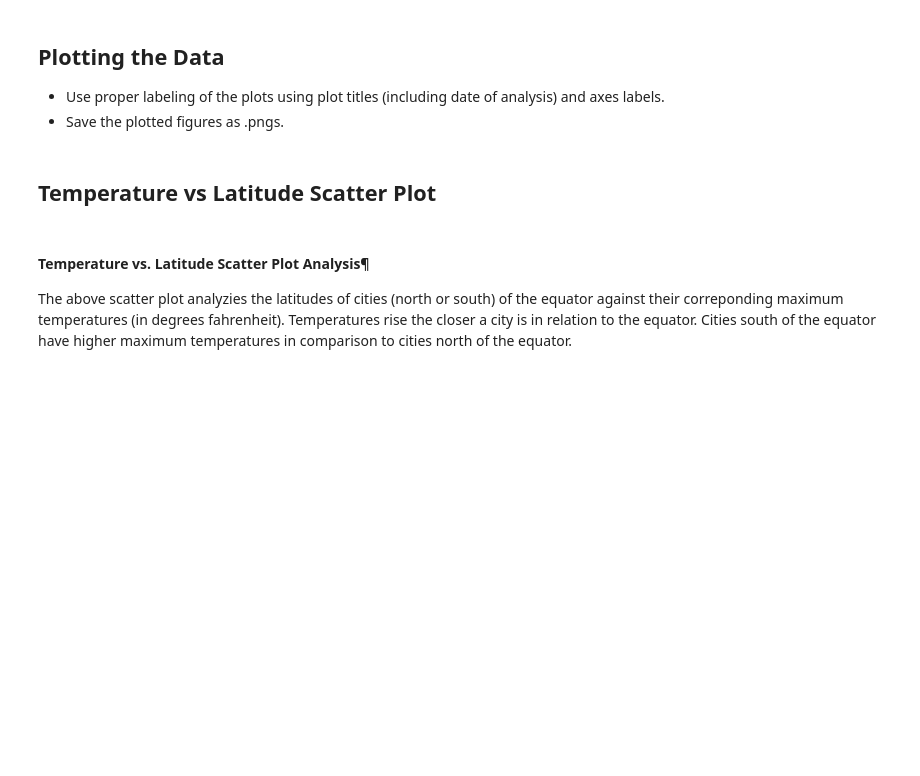
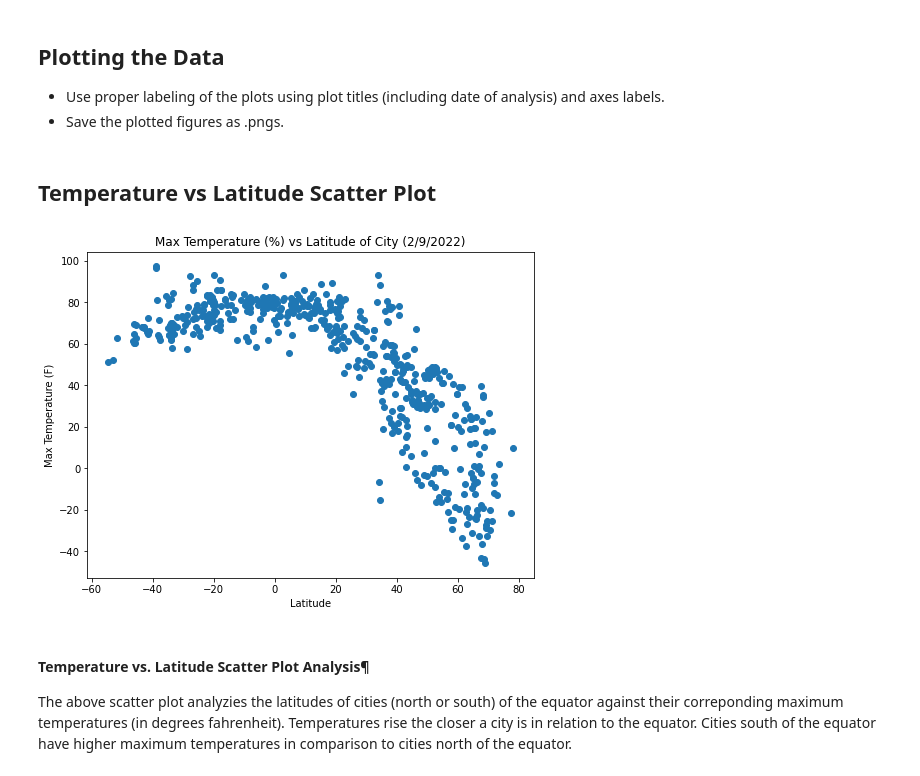
Before and after one commit to cc-christin/python-api-challenge, a Jupyter notebook: WeatherPy/WeatherPy.ipynb, the cells around one changed output. Cells and saved outputs as stored; diff of their text form; code cells hidden in the pictures; blank space fills up the shorter version.

```diff
--- a/WeatherPy/WeatherPy.ipynb
+++ b/WeatherPy/WeatherPy.ipynb
@@ -204,15 +252,17 @@ From the results of the boxplot and the conditional print statement, there does
 # %%
 # Latitude vs Temperature
 # viz config
 plt.figure(figsize=(8,6))
 lat_vs_temp = plt.scatter(lat, max_temp, linewidths=1, marker="o")
 
 # titles & labels
-plt.title("Max Temperature (%) vs Latitude of City")
+plt.title("Max Temperature (%) vs Latitude of City (2/9/2022)")
 plt.xlabel("Latitude")
 plt.ylabel("Max Temperature (F)")
 # Display Plot
 plt.show()
+# %% [output]
+[figure, added]
 # %% [markdown]
 #### Temperature vs. Latitude Scatter Plot Analysis¶
 The above scatter plot analyzies the latitudes of cities (north or south) of the equator against their correponding maximum temperatures (in degrees fahrenheit). Temperatures rise the closer a city is in relation to the equator. Cities south of the equator have higher maximum temperatures in comparison to cities north of the equator.
```
Also changed, not shown: parts of 20 cells of this notebook, 14 other files.
